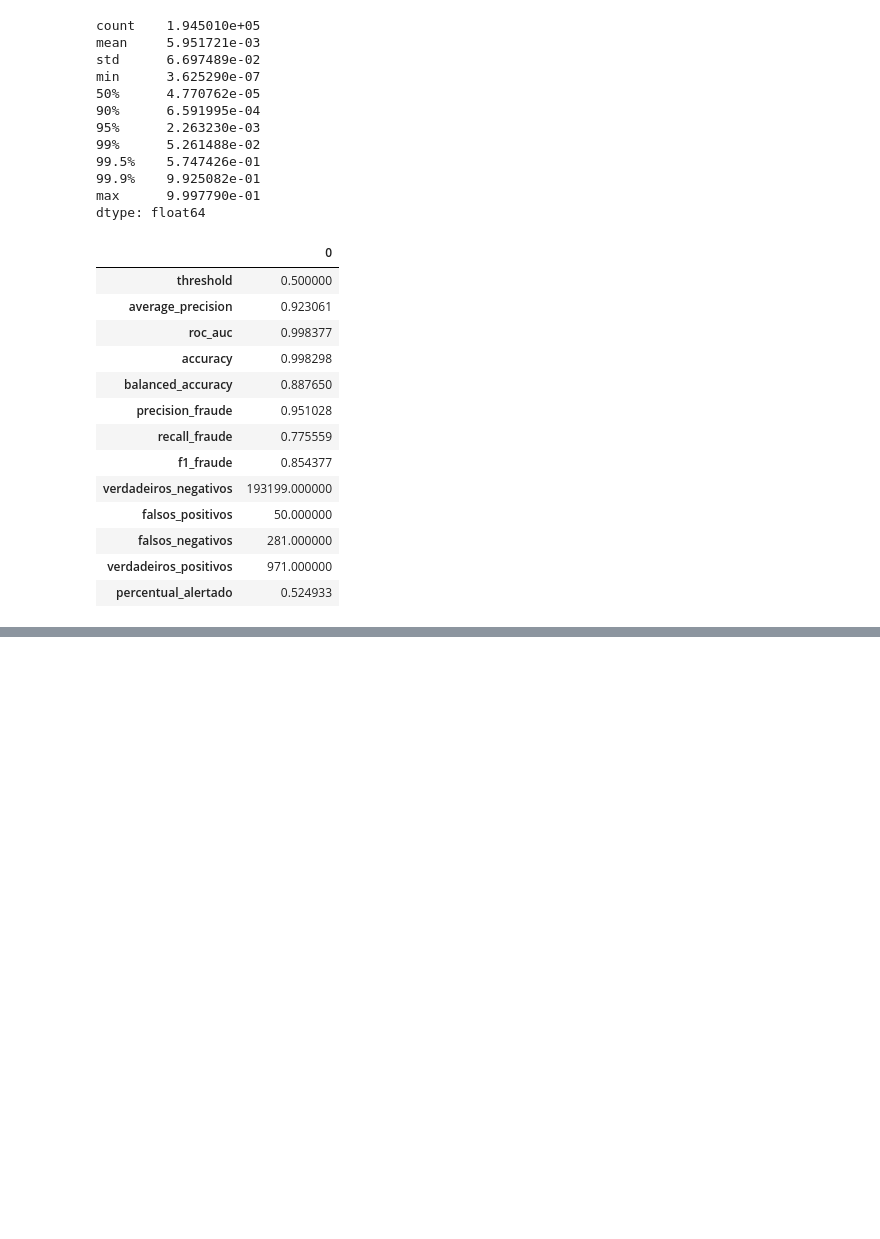
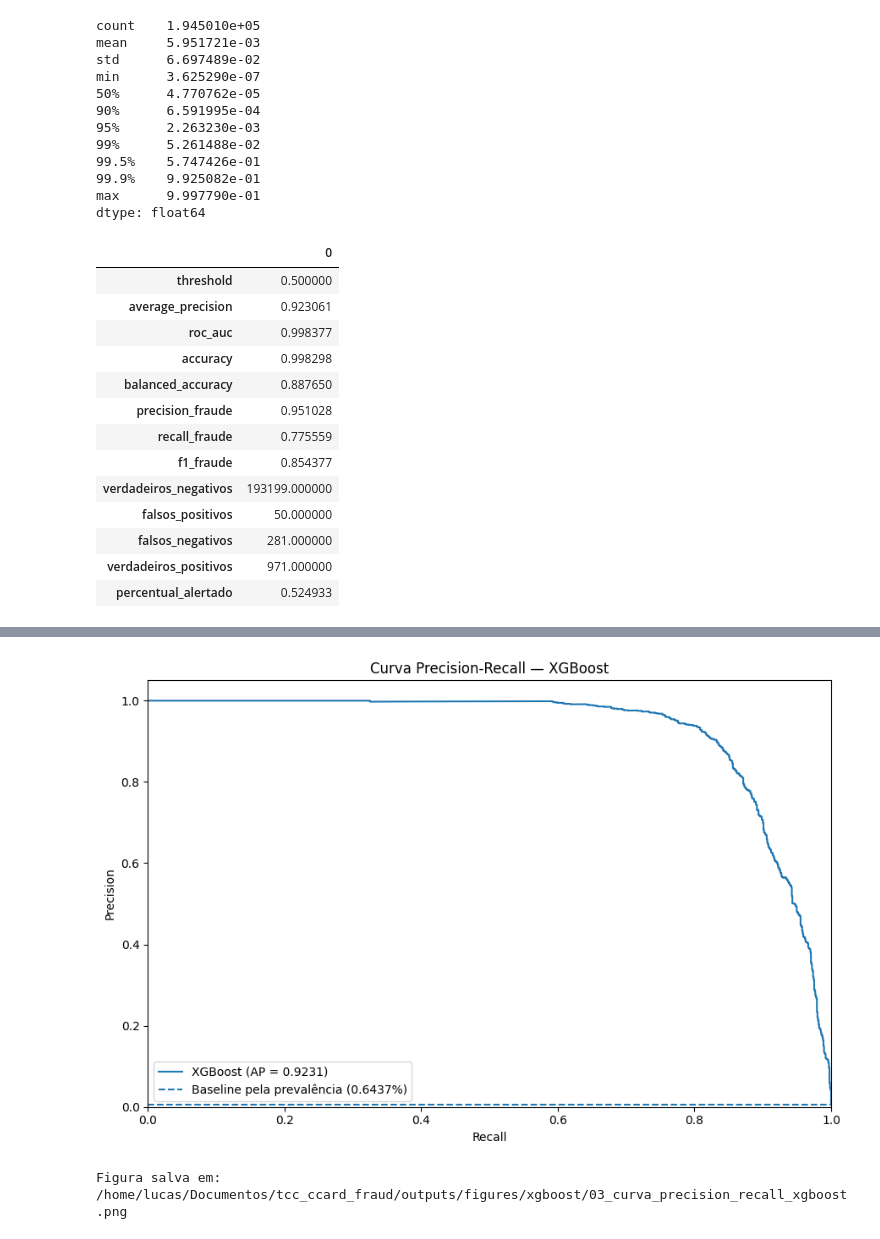
Before and after one commit to Lucas-Santosrx/ccard_fraud_ml, a Jupyter notebook: notebooks/04. XGBoost.ipynb, the cells around one changed output, grey strips where cells are left out. Saved outputs shown, nothing was run; the diff lists cells and outputs as text; code cells hidden in the pictures; blank space fills up the shorter version.

```diff
--- a/notebooks/04. XGBoost.ipynb
+++ b/notebooks/04. XGBoost.ipynb
@@ -814,0 +1149,70 @@ parametros_experimento = {
+# %%
+precision_xgb, recall_xgb, thresholds_pr_xgb = (
+    precision_recall_curve(
+        y_real_xgb,
+        scores_validacao_xgb
+    )
+)
+
+average_precision_xgb = (
+    average_precision_score(
+        y_real_xgb,
+        scores_validacao_xgb
+    )
+)
+
+prevalencia_fraude = y_real_xgb.mean()
+# %%
+fig, ax = plt.subplots(
+    figsize=(9, 6)
+)
+
+ax.plot(
+    recall_xgb,
+    precision_xgb,
+    label=(
+        "XGBoost "
+        f"(AP = {average_precision_xgb:.4f})"
+    )
+)
+
+ax.axhline(
+    y=prevalencia_fraude,
+    linestyle="--",
+    label=(
+        "Baseline pela prevalência "
+        f"({prevalencia_fraude:.4%})"
+    )
+)
+
+ax.set_title(
+    "Curva Precision-Recall — XGBoost"
+)
+
+ax.set_xlabel(
+    "Recall"
+)
+
+ax.set_ylabel(
+    "Precision"
+)
+
+ax.set_xlim(
+    0,
+    1
+)
+
+ax.set_ylim(
+    0,
+    1.05
+)
+
+ax.legend()
+
+salvar_e_exibir_figura_xgb(
+    fig,
+    "03_curva_precision_recall_xgboost"
+)
+# %% [output]
+[figure, added]
+Figura salva em: /home/lucas/Documentos/tcc_ccard_fraud/outputs/figures/xgboost/03_curva_precision_recall_xgboost.png
```
Also changed, not shown: parts of 21 cells of this notebook.
